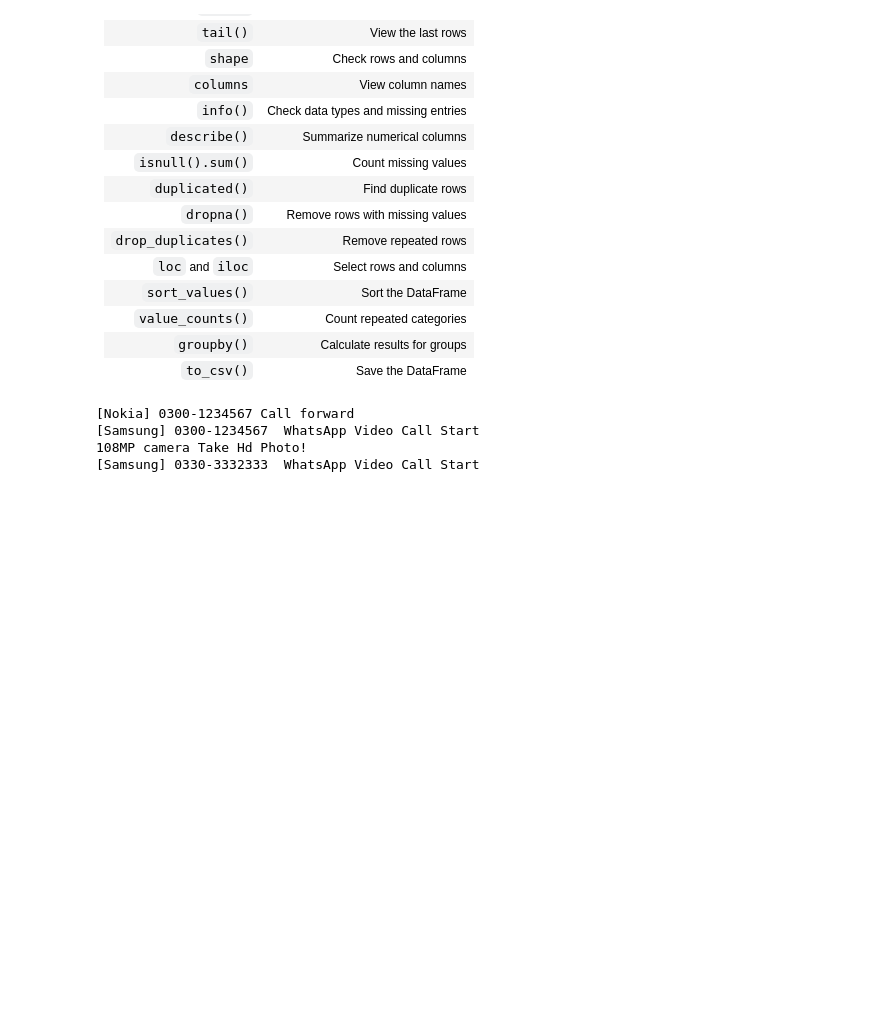
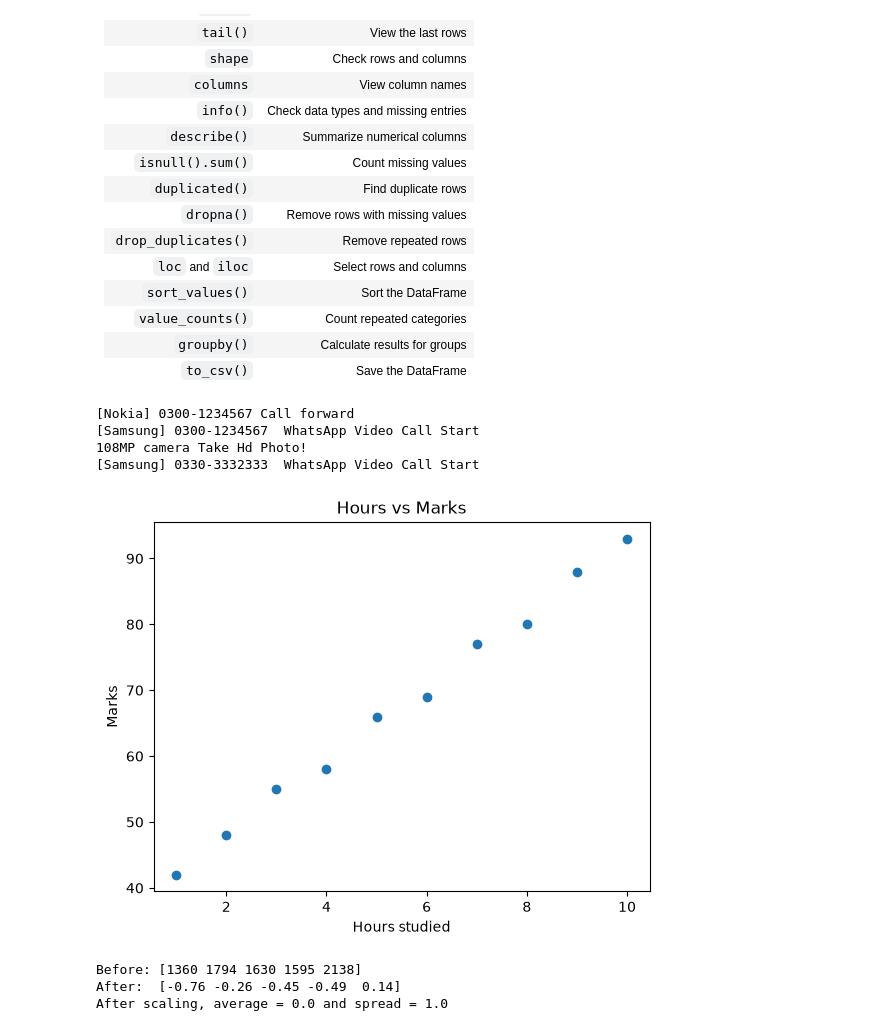
Before and after one commit to Muhammad-Huzifa/Cloud-Computing-AI-Course, a Jupyter notebook: Week-3/Code/numpy.ipynb, the cells around one changed output. Saved outputs shown, nothing was run; the diff lists cells and outputs as text; code cells hidden in the pictures; blank space fills up the shorter version.

```diff
--- a/Week-3/Code/numpy.ipynb
+++ b/Week-3/Code/numpy.ipynb
@@ -877,3 +921,16 @@ p2.make_call("0330-3332333")
 [Samsung] 0300-1234567  WhatsApp Video Call Start
 108MP camera Take Hd Photo!
 [Samsung] 0330-3332333  WhatsApp Video Call Start
+# %%
+import numpy as np
+import matplotlib.pyplot as plt
+
+hours = np.array([1, 2, 3, 4, 5, 6, 7, 8, 9, 10], dtype=float)
+marks = np.array([42, 48, 55, 58, 66, 69, 77, 80, 88, 93], dtype=float)
+
+plt.scatter(hours, marks)
+plt.xlabel("Hours studied"); plt.ylabel("Marks")
+plt.title("Hours vs Marks")
+plt.show()
+# %% [output]
+[figure, added]
@@ -879,0 +977,12 @@ p2.make_call("0330-3332333")
+# %%
+mean = Size.mean()
+std = Size.std()
+Size_scaled = (Size - mean) / std
+
+print("Before:", Size[:5])
+print("After: ", Size_scaled[:5].round(2))
+print("After scaling, average =", Size_scaled.mean().round(3), "and spread =", Size_scaled.std().round(3))
+# %% [output]
+Before: [1360 1794 1630 1595 2138]
+After:  [-0.76 -0.26 -0.45 -0.49  0.14]
+After scaling, average = 0.0 and spread = 1.0
```
Also changed, not shown: parts of 52 cells of this notebook, 2 other files.
